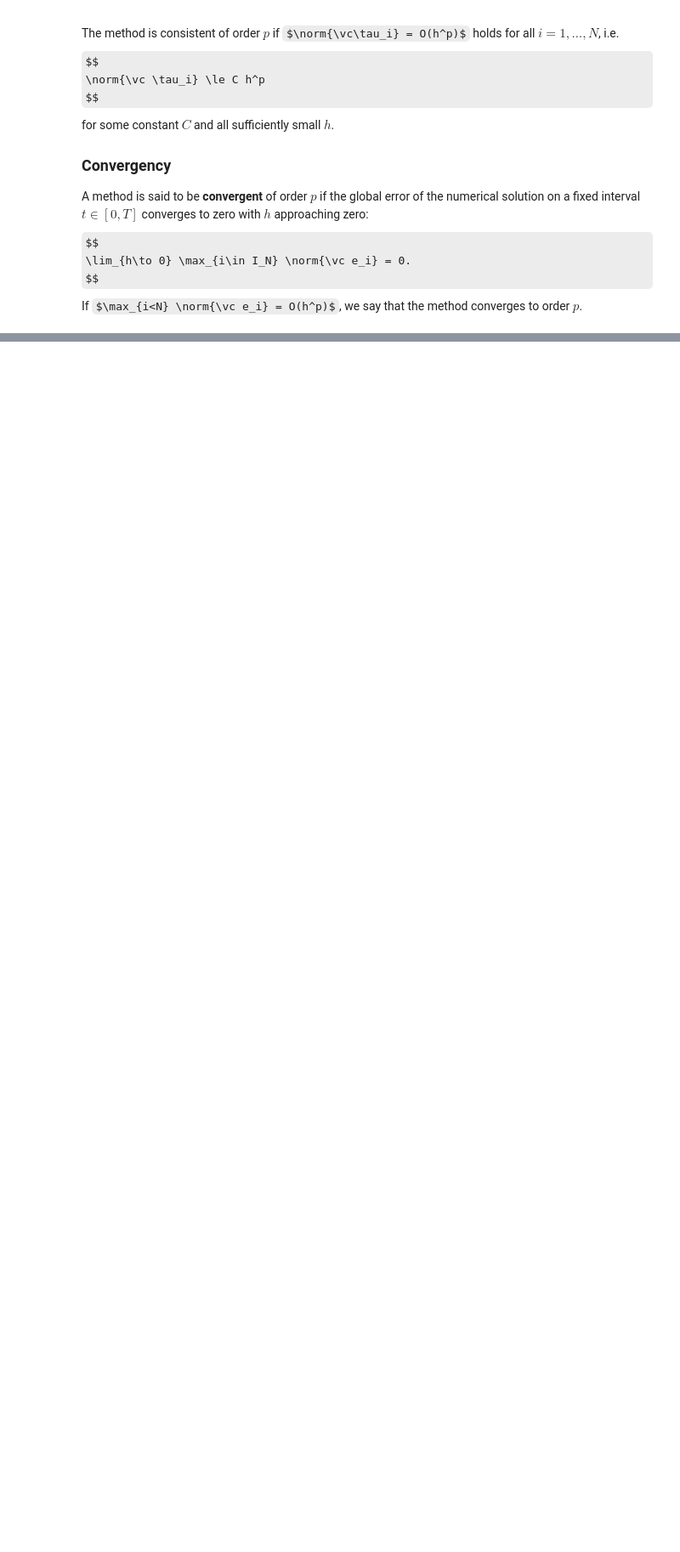
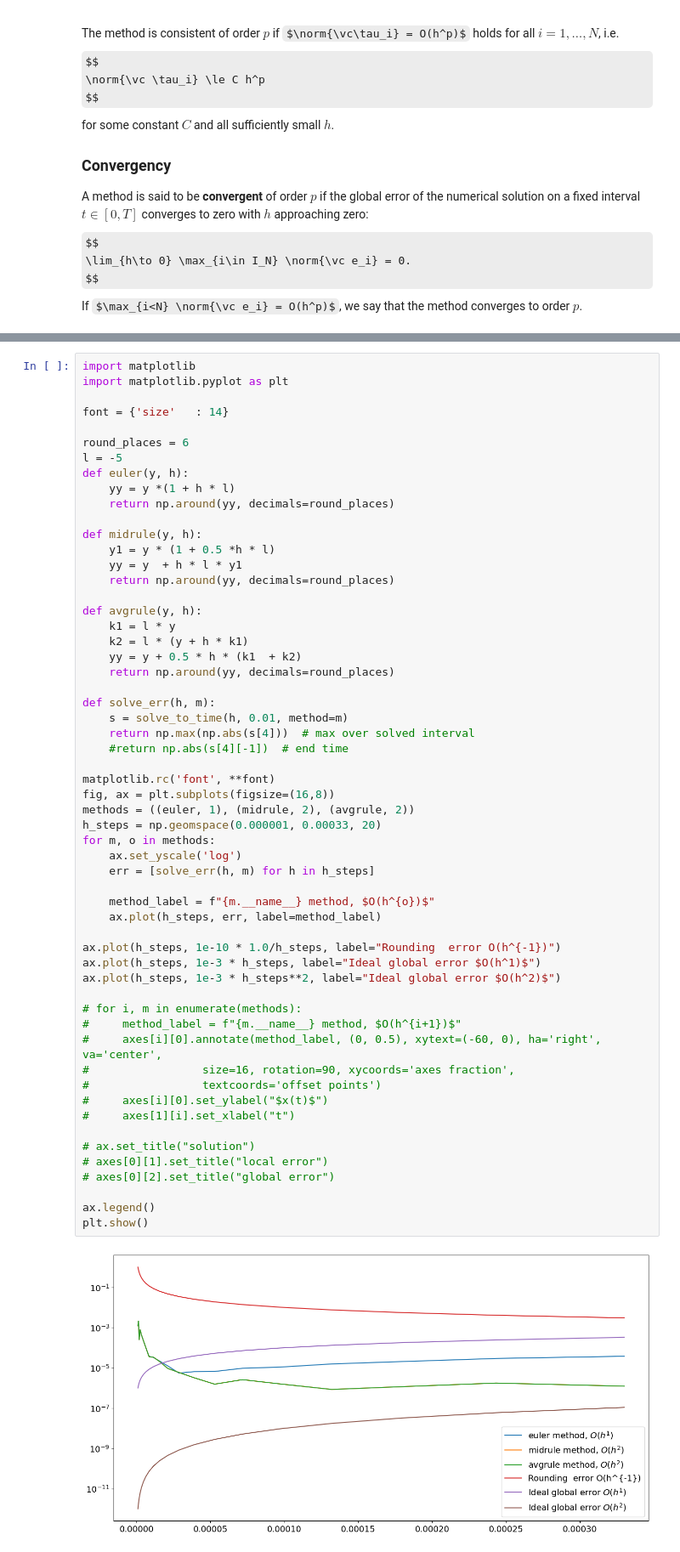
Before and after one commit to jbrezmorf/ODE_course, a Jupyter notebook: jupyter notebooks/04 - Numerical methods (Euler's method).ipynb, the cells around one changed output, grey strips where cells are left out. Shown: that part at 85% size. Drawn from its saved outputs; the diff is of its cells as text; some formulas as TeX source; blank space fills up the shorter version.

```diff
--- a/jupyter notebooks/04 - Numerical methods (Euler's method).ipynb
+++ b/jupyter notebooks/04 - Numerical methods (Euler's method).ipynb
@@ -243,0 +316,59 @@ plt.show()
+# %%
+import matplotlib
+import matplotlib.pyplot as plt
+
+font = {'size'   : 14}
+
+round_places = 6
+l = -5
+def euler(y, h):
+    yy = y *(1 + h * l)
+    return np.around(yy, decimals=round_places)
+
+def midrule(y, h):
+    y1 = y * (1 + 0.5 *h * l)
+    yy = y  + h * l * y1
+    return np.around(yy, decimals=round_places)
+
+def avgrule(y, h):
+    k1 = l * y
+    k2 = l * (y + h * k1)
+    yy = y + 0.5 * h * (k1  + k2)
+    return np.around(yy, decimals=round_places)
+
+def solve_err(h, m):
+    s = solve_to_time(h, 0.01, method=m)
+    return np.max(np.abs(s[4]))  # max over solved interval
+    #return np.abs(s[4][-1])  # end time
+
+matplotlib.rc('font', **font)
+fig, ax = plt.subplots(figsize=(16,8))
+methods = ((euler, 1), (midrule, 2), (avgrule, 2))
+h_steps = np.geomspace(0.000001, 0.00033, 20)
+for m, o in methods:
+    ax.set_yscale('log')
+    err = [solve_err(h, m) for h in h_steps]
+
+    method_label = f"{m.__name__} method, $O(h^{o})$"
+    ax.plot(h_steps, err, label=method_label)
+
+ax.plot(h_steps, 1e-10 * 1.0/h_steps, label="Rounding  error O(h^{-1})")
+ax.plot(h_steps, 1e-3 * h_steps, label="Ideal global error $O(h^1)$")
+ax.plot(h_steps, 1e-3 * h_steps**2, label="Ideal global error $O(h^2)$")
+
+# for i, m in enumerate(methods):
+#     method_label = f"{m.__name__} method, $O(h^{i+1})$"
+#     axes[i][0].annotate(method_label, (0, 0.5), xytext=(-60, 0), ha='right', va='center',
+#                 size=16, rotation=90, xycoords='axes fraction',
+#                 textcoords='offset points')
+#     axes[i][0].set_ylabel("$x(t)$")
+#     axes[1][i].set_xlabel("t")
+
+# ax.set_title("solution")
+# axes[0][1].set_title("local error")
+# axes[0][2].set_title("global error")
+
+ax.legend()
+plt.show()
+# %% [output]
+[figure, added]
```
Also changed, not shown: parts of 8 cells of this notebook.
